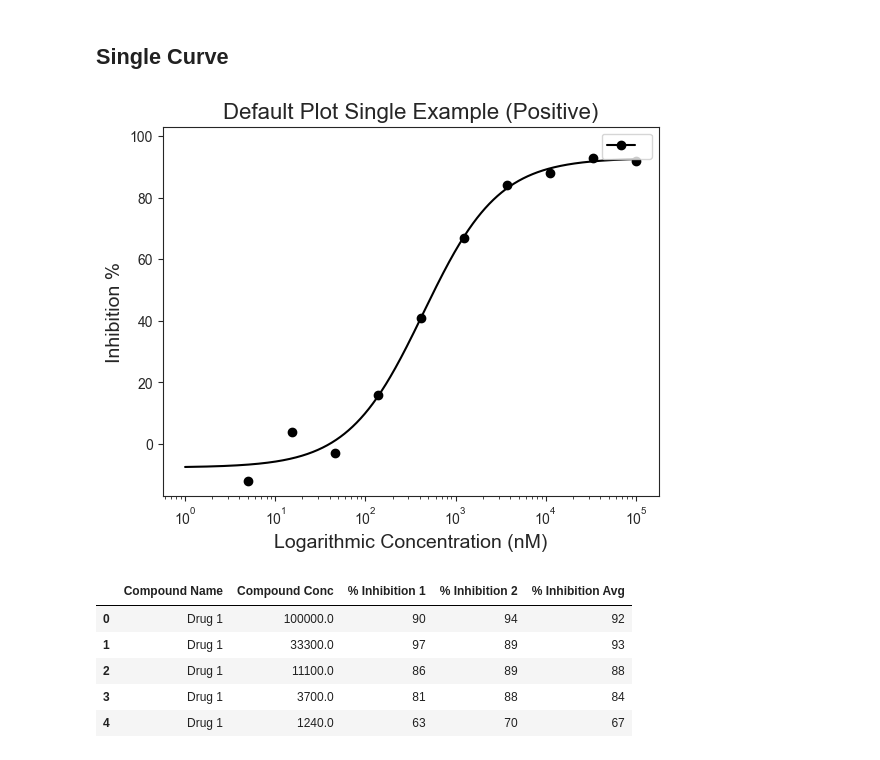
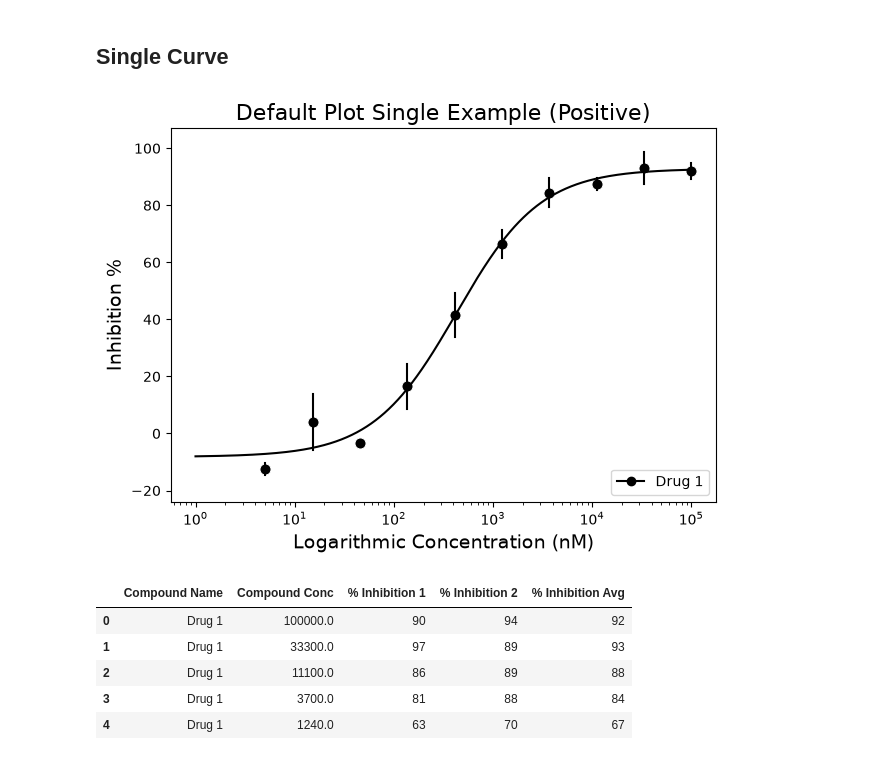
Before and after one commit to tlint101/py50, a Jupyter notebook: docs/tutorials/001_quickstart.ipynb, the cells around one changed output. Drawn from its saved outputs; the diff is of its cells as text; code cells hidden in the pictures.

```diff
--- a/docs/tutorials/001_quickstart.ipynb
+++ b/docs/tutorials/001_quickstart.ipynb
@@ -44,16 +44,17 @@ calculation
 # %%
 single = pd.read_csv('../dataset/single_example.csv')
 plot_data = PlotCurve(single)
 
 figure1 = plot_data.curve_plot(concentration_col='Compound Conc',
-                               response_col='% Inhibition Avg',
+                               response_col=['% Inhibition 1', '% Inhibition 2'],
                                title='Default Plot Single Example (Positive)',
-                               name_col='Drug 1',
+                               name_col='Compound Name',
                                xlabel='Logarithmic Concentration (nM)',
                                ylabel='Inhibition %',
-                               legend=True)
+                               legend=True,
+                               legend_loc='lower right')
 # %% [output]
-[figure, old version]
+[figure, new version]
 # %%
 plot_data.show()
 # %% [output]
```
Also changed, not shown: parts of 5 cells of this notebook, 12 other files.
